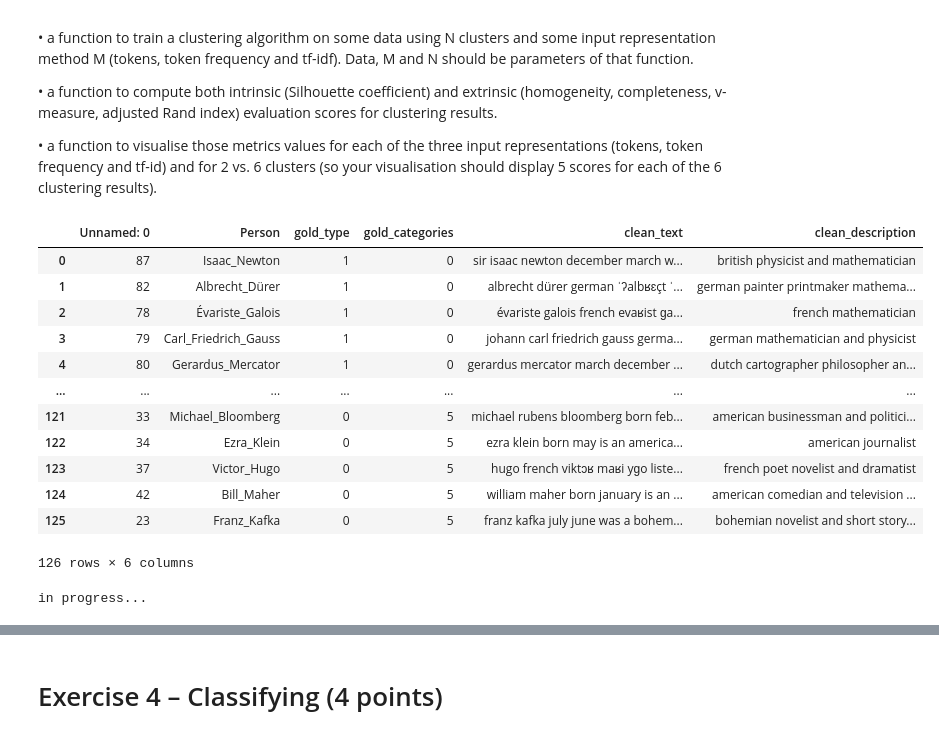
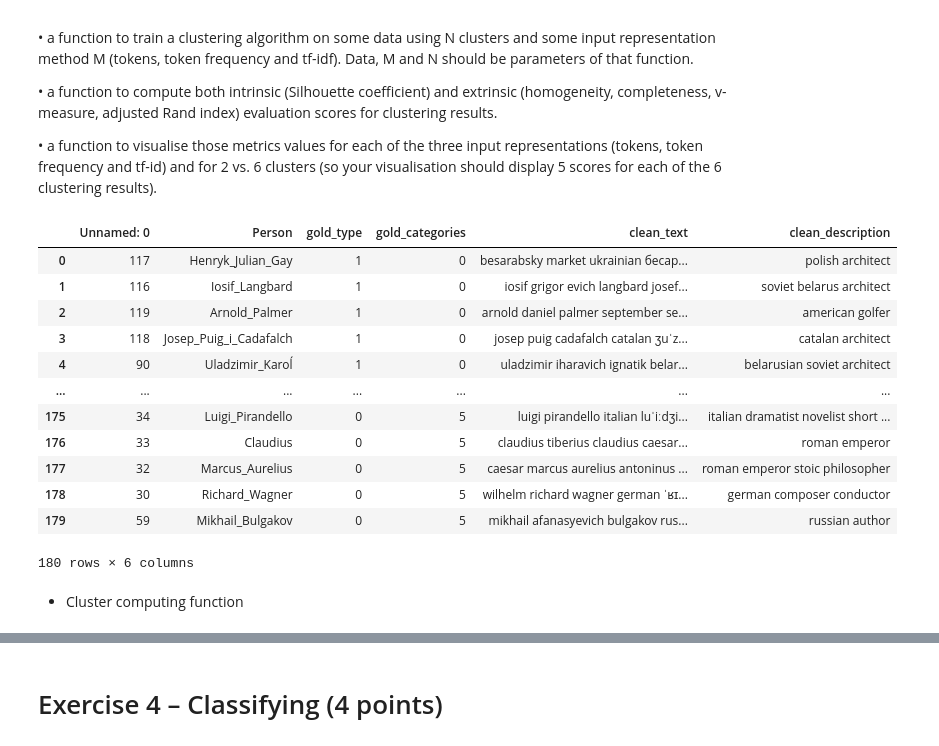
Before and after one commit to Puthineath/DS_final, a Jupyter notebook: Final Project.ipynb, the cells around one changed output, grey strips where cells are left out. Saved outputs shown, nothing was run; the diff lists cells and outputs as text; code cells hidden in the pictures.

```diff
--- a/Final Project.ipynb
+++ b/Final Project.ipynb
@@ -911,22 +819,22 @@ Your code should include the following functions:
 
 • a function to visualise those metrics values for each of the three input representations (tokens, token frequency and tf-id) and for 2 vs. 6 clusters (so your visualisation should display 5 scores for each of the 6 clustering results).
 # %%
-new_df = pd.read_excel("temp_data_ex3.xlsx")
+new_df = pd.read_excel("data_final.xlsx")
 new_df
 # %% [output]
 |  | Unnamed: 0 | Person | gold_type | gold_categories | clean_text | clean_description |
-| 0 | 87 | Isaac_Newton | 1 | 0 | sir isaac newton december march w... | british physicist and mathematician |
-| 1 | 82 | Albrecht_Dürer | 1 | 0 | albrecht dürer german ˈʔalbʁɛçt ˈ... | german painter printmaker mathema... |
-| 2 | 78 | Évariste_Galois | 1 | 0 | évariste galois french evaʁist ɡa... | french mathematician |
-| 3 | 79 | Carl_Friedrich_Gauss | 1 | 0 | johann carl friedrich gauss germa... | german mathematician and physicist |
-| 4 | 80 | Gerardus_Mercator | 1 | 0 | gerardus mercator march december ... | dutch cartographer philosopher an... |
+| 0 | 117 | Henryk_Julian_Gay | 1 | 0 | besarabsky market ukrainian бесар... | polish architect |
+| 1 | 116 | Iosif_Langbard | 1 | 0 | iosif grigor evich langbard josef... | soviet belarus architect |
+| 2 | 119 | Arnold_Palmer | 1 | 0 | arnold daniel palmer september se... | american golfer |
+| 3 | 118 | Josep_Puig_i_Cadafalch | 1 | 0 | josep puig cadafalch catalan ʒuˈz... | catalan architect |
+| 4 | 90 | Uladzimir_Karoĺ | 1 | 0 | uladzimir iharavich ignatik belar... | belarusian soviet architect |
 | ... | ... | ... | ... | ... | ... | ... |
-| 121 | 33 | Michael_Bloomberg | 0 | 5 | michael rubens bloomberg born feb... | american businessman and politici... |
-| 122 | 34 | Ezra_Klein | 0 | 5 | ezra klein born may is an america... | american journalist |
-| 123 | 37 | Victor_Hugo | 0 | 5 | hugo french viktɔʁ maʁi yɡo liste... | french poet novelist and dramatist |
-| 124 | 42 | Bill_Maher | 0 | 5 | william maher born january is an ... | american comedian and television ... |
-| 125 | 23 | Franz_Kafka | 0 | 5 | franz kafka july june was a bohem... | bohemian novelist and short story... |
+| 175 | 34 | Luigi_Pirandello | 0 | 5 | luigi pirandello italian luˈiːdʒi... | italian dramatist novelist short ... |
+| 176 | 33 | Claudius | 0 | 5 | claudius tiberius claudius caesar... | roman emperor |
+| 177 | 32 | Marcus_Aurelius | 0 | 5 | caesar marcus aurelius antoninus ... | roman emperor stoic philosopher |
+| 178 | 30 | Richard_Wagner | 0 | 5 | wilhelm richard wagner german ˈʁɪ... | german composer conductor |
+| 179 | 59 | Mikhail_Bulgakov | 0 | 5 | mikhail afanasyevich bulgakov rus... | russian author |
-126 rows × 6 columns
+180 rows × 6 columns
 # %%
 # shuffle data
 new_df = new_df.sample(frac = 1)
@@ -934,12 +849,13 @@ X = new_df['clean_text']
+# %% [markdown]
++ Cluster computing function
 # %%
-import nltk
-from nltk import word_tokenize
-from sklearn.cluster import MiniBatchKMeans
-from sklearn.feature_extraction.text import TfidfVectorizer
-from sklearn.cluster import KMeans
+
+"""
 # N clusters
 # M method (tokens, token frequency and tf-idf)
-# method =
+# method = ['tf_idf','tokens','token_frequency']
+"""
+
 # def clustering(data,method,num_clus):
 def clustering(data,N,method = 'tf_idf'):
     if method == 'tf_idf':
@@ -957,16 +873,22 @@ def clustering(data,N,method = 'tf_idf'):
         return new_df
 
     elif method == 'tokens':
-        print('in progress...')
+        print('in progress...') # need to do this
+        # maybe refer to one-hot encoding
+
 
     elif method == 'token_frequency':
-        print('in progress...')
+        count_vectorizer = CountVectorizer(ngram_range=(1,1)) # default unigram model
+        # Convert documents to a matrix of frequency counts
+        X_freq = count_vectorizer.fit_transform(X)
+        km = KMeans(n_clusters=N, init='k-means++', max_iter=300, n_init=7, verbose=0, random_state=3425)
+        # Apply the clustering model on the tf matrix (the features)
+        km.fit(X_freq)
+        pred = km.labels_
+        new_df['predicted'] = pred
+        return new_df
 
     else:
-        print('error')
+        print('invalid method')
 
-
-cluster = clustering(X,6,'token_frequency')
-cluster
+# cluster = clustering(X,2,'tf_idf')
-# %% [output]
-in progress...
```
Also changed, not shown: parts of 78 cells of this notebook, 4 other files.
